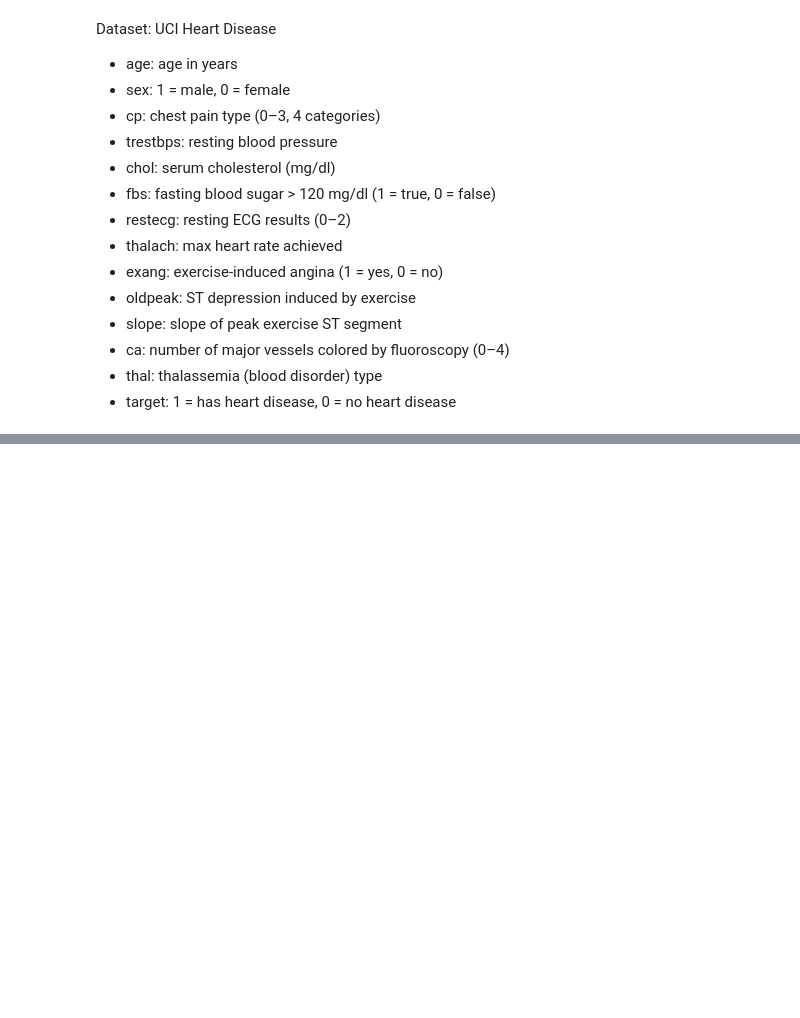
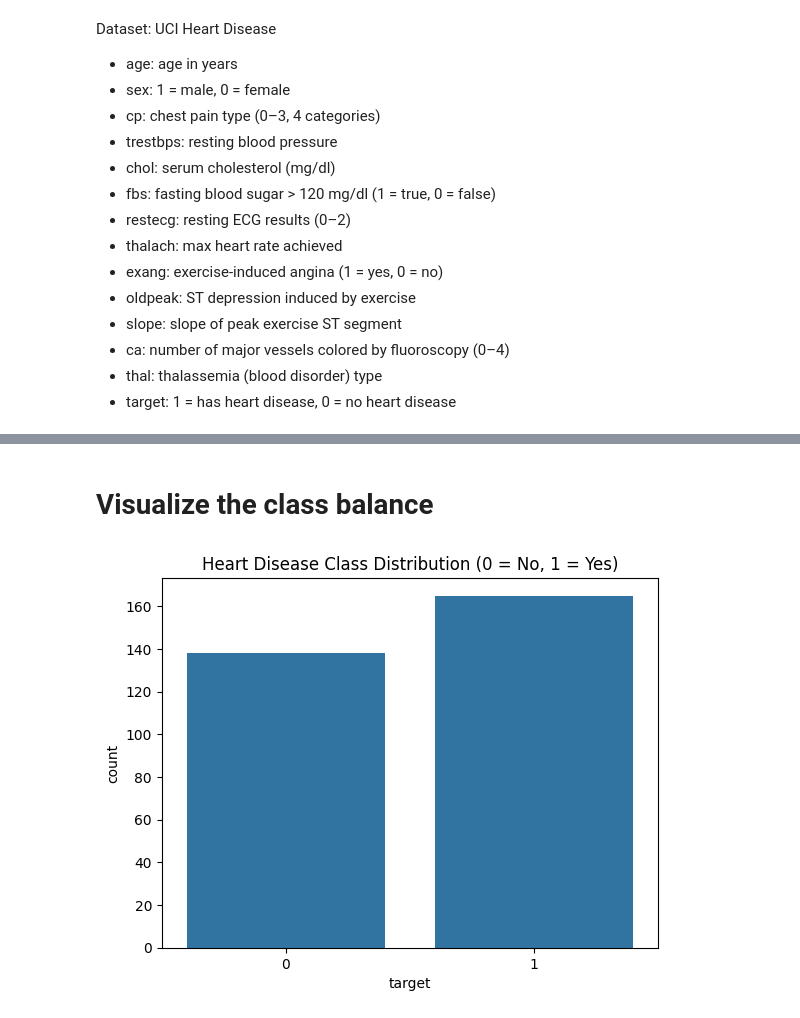
Before and after one commit to ummehabiba-m/-betabytez-aiml-task1-ummeHabiba, a Jupyter notebook: heart_disease_classifier.ipynb, the cells around one changed output, grey strips where cells are left out. Saved outputs shown, nothing was run; the diff lists cells and outputs as text; code cells hidden in the pictures; blank space fills up the shorter version.

Commit message:
"Complete EDA: class balance, missing values, correlation analysis"

```diff
--- a/heart_disease_classifier.ipynb
+++ b/heart_disease_classifier.ipynb
@@ -31,0 +119,11 @@ Dataset: UCI Heart Disease
+# %% [markdown]
+# Visualize the class balance
+# %%
+import matplotlib.pyplot as plt
+import seaborn as sns
+
+sns.countplot(x='target', data=df)
+plt.title("Heart Disease Class Distribution (0 = No, 1 = Yes)")
+plt.show()
+# %% [output]
+[figure, added]
```
Also changed, not shown: parts of 16 cells of this notebook.
